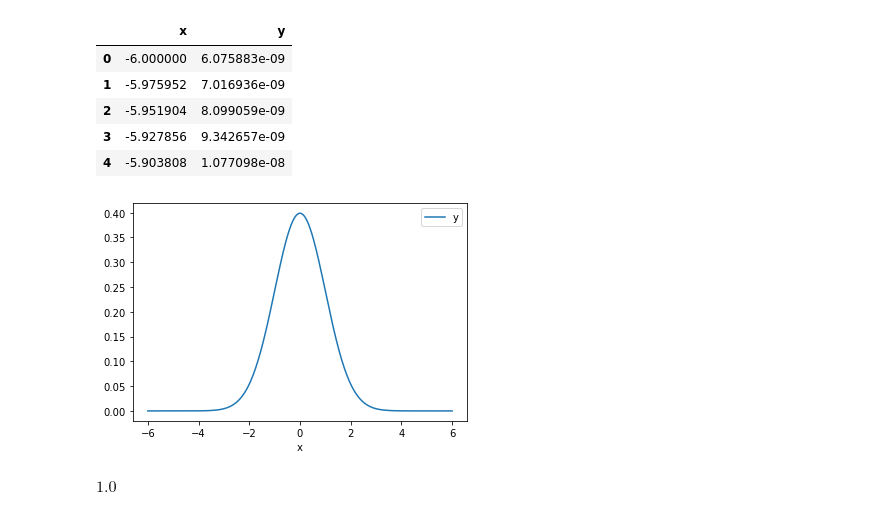
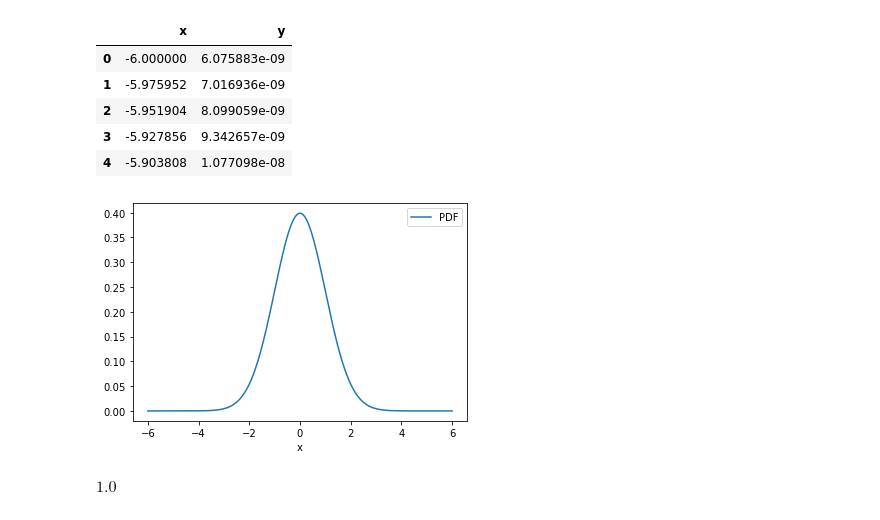
Before and after one commit to 4dsolutions/elite_school, a Jupyter notebook: ADS_highschool_math.ipynb, the cells around one changed output. Cells and saved outputs as stored; diff of their text form; code cells hidden in the pictures.

```diff
--- a/ADS_highschool_math.ipynb
+++ b/ADS_highschool_math.ipynb
@@ -237,9 +237,10 @@ bell_curve_df.head()
 | 3 | -5.927856 | 9.342657e-09 |
 | 4 | -5.903808 | 1.077098e-08 |
 # %%
-bell_curve_df.plot(x='x', y='y');
+bell_curve_df.plot(x='x', y='y')
+plt.legend(['PDF']);
 # %% [output]
-[figure, old version]
+[figure, new version]
 # %%
 sp.integrate(gaussian, (x, -6, 6)).evalf(6)
 # %% [output]
```
Also changed, not shown: parts of 4 cells of this notebook.
